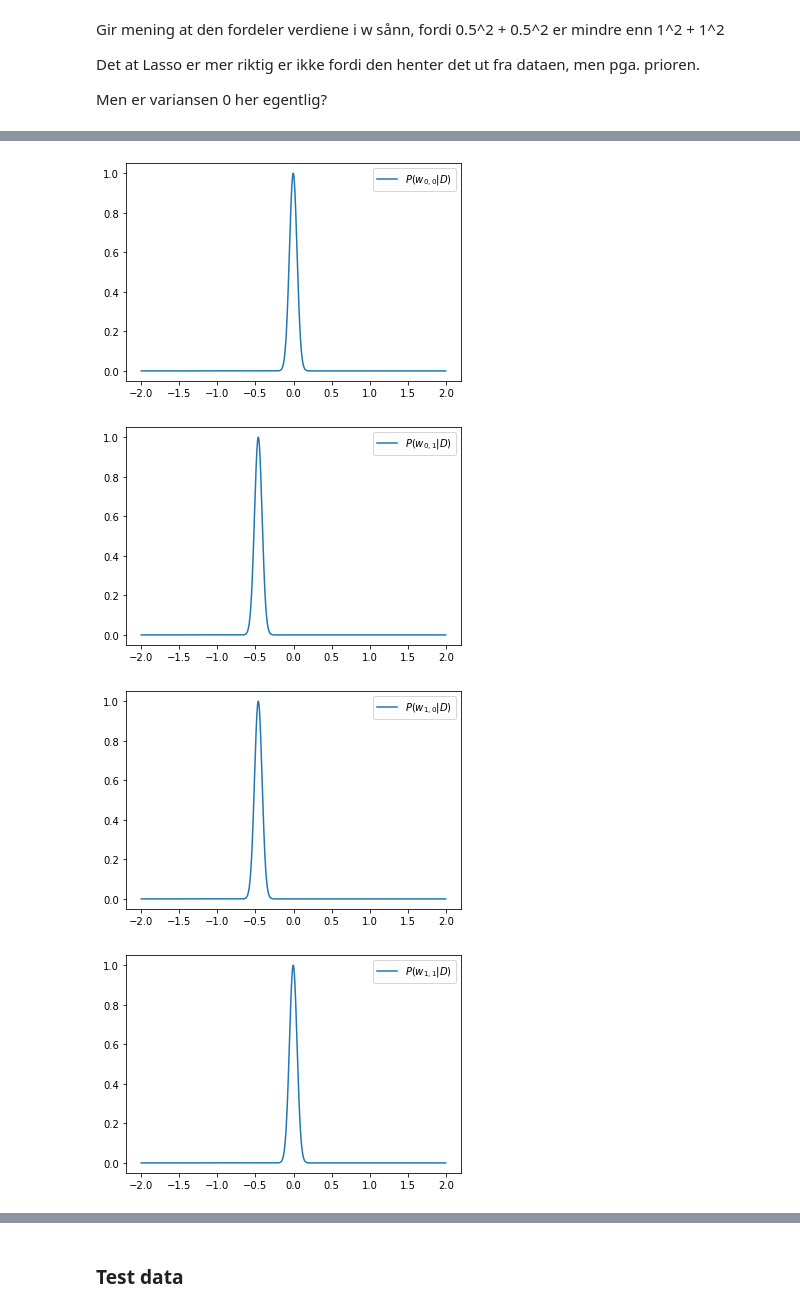
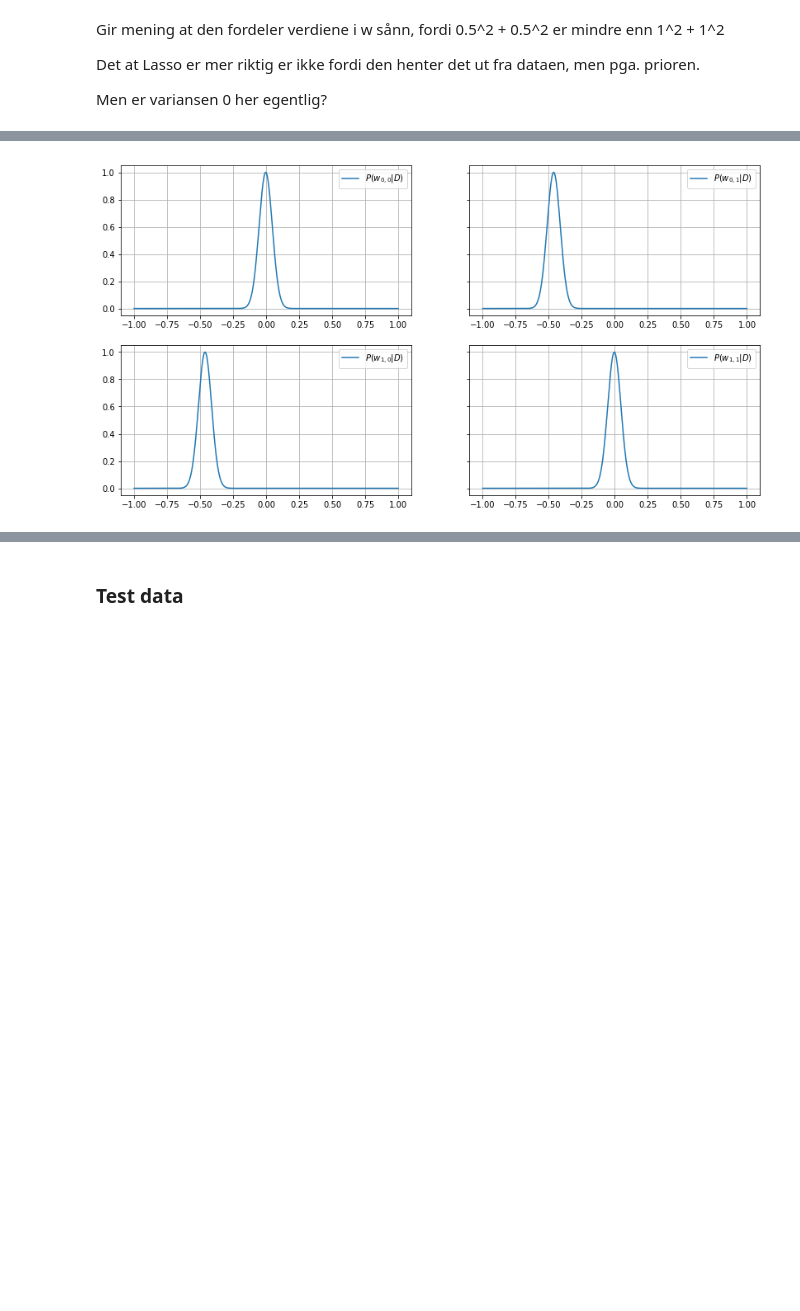
Before and after one commit to Kodemannen/Bayesian-Inference-and-Machine-Learning, a Jupyter notebook: Presentation.ipynb, the cells around one changed output, grey strips where cells are left out. Drawn from its saved outputs; the diff is of its cells as text; code cells hidden in the pictures; blank space fills up the shorter version.

Commit message:
Made subplots instead

```diff
--- a/Presentation.ipynb
+++ b/Presentation.ipynb
@@ -93,22 +97,30 @@ L=40
 # create 10000 random Ising states
 states=np.random.choice([-1, 1], size=(1000,L))
 
-def ising_energies(states_):
+def ising_energies(states_, plot_true=False):
     """
     This function calculates the energies of the states in the nn Ising Hamiltonian
     """
     L = states.shape[1]
     J = np.zeros((L, L),)
     for i in range(L):
-        J[i,(i+1)%L]=-1.0 # interaction between nearest-neighbors
-
+        J[i,(i+1)%L]=-0.5 # interaction between nearest-neighbors
+        J[(i+1)%L,i]=-0.5
     # compute energies
     E = np.einsum('...i,ij,...j->...',states_,J,states_)
 
+    if plot_true:
+        import matplotlib.pyplot as plt
+        %matplotlib inline
+        import seaborn as sns
+
+        sns.heatmap(J)
+        plt.title("True Hamiltonian")
+        plt.show()
     return E
 
 # calculate Ising energies
-energies=ising_energies(states)
+energies=ising_energies(states,plot_true=True)
 
 # Adding noise:
 noise_variance = 2.5
@@ -331,38 +346,38 @@ Men er variansen 0 her egentlig?
 Since we now have the full posterior $P(\vec{w}|D)$, we can see how the probability changes as we move away from the MAP estimate, i.e. how confident we would be in points near $\vec{w}_{MAP}$.
 # %%
 dw = 0.001
-w_range = np.arange(-2,2, dw)
+w_range = np.arange(-1.,1., dw)
 
 #print(w_range)
 def Pw(index1,index2):
 
     index = index1*L + index2
     vec = wN.copy()
 
     logs = np.zeros(len(w_range))
     for k in range(len(w_range)):
         w = w_range[k]
         vec[index] = w
         logs[k] = -0.5 * np.dot(np.dot((vec - wN).T, VN_inv),vec - wN)
 
     logs -= np.max(logs)
     P = np.exp(logs)
     return P
 
-def plot_w_distribution(index1,index2,show=True):
+def plot_w_distribution(ax, index1,index2,show=False,grid=True):
     P = Pw(index1,index2)
-    plt.plot(w_range,P, label="$P(w_{%.i,%.i}|D)$" % (index1,index2))
-    plt.legend()
+    ax.plot(w_range,P, label="$P(w_{%.i,%.i}|D)$" % (index1,index2))
+    ax.legend()
+    ax.grid() if grid else None
     if show:
         plt.show()
 
-plot_w_distribution(0,0)
-plot_w_distribution(0,1)
-plot_w_distribution(1,0)
-plot_w_distribution(1,1)
-plot_w_distribution(1,2)
+fig, axes = plt.subplots(2,2,sharex=False, sharey=True)
+fig.set_size_inches(18.5*0.75, 10.5*0.7)
+plot_w_distribution(axes[0,0], 0,0)
+plot_w_distribution(axes[0,1],0,1)
+plot_w_distribution(axes[1,0],1,0)
+plot_w_distribution(axes[1,1],1,1)
+plt.show()
 # %% [output]
-[figure, old version]
+[figure, new version]
-[figure, removed]
-[figure, removed]
-[figure, removed]
```
Also changed, not shown: parts of 14 cells of this notebook.
